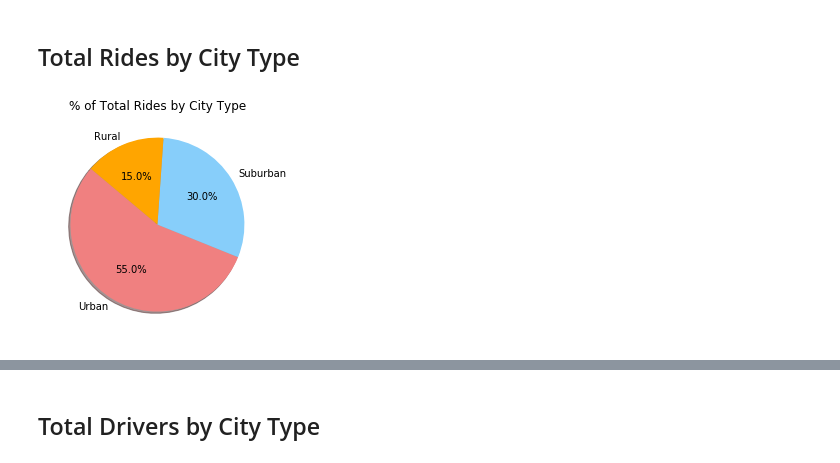
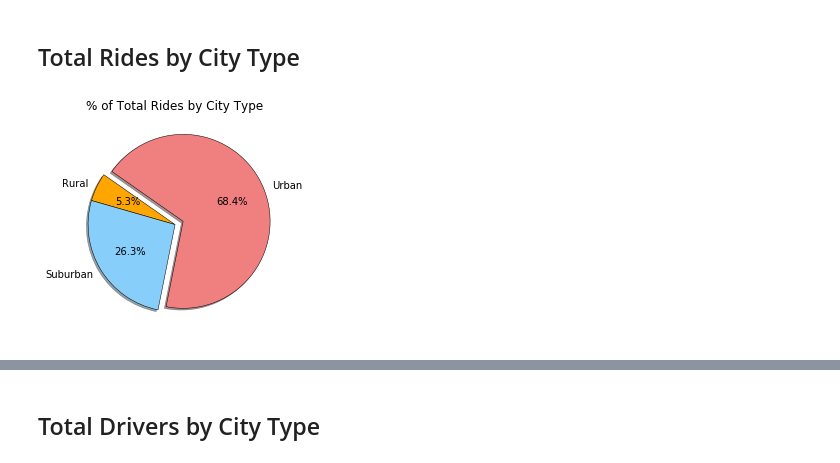
Before and after one commit to vabigdatamover/Barhorst_DataBootCamp_HW, a Jupyter notebook: Barhorst-Homework/Unit_5_Matplolib_Homework/Pyber/Barhorst_Matplotlib_v1.ipynb, the cells around one changed output, grey strips where cells are left out. Saved outputs shown, nothing was run; the diff lists cells and outputs as text; code cells hidden in the pictures.

```diff
--- a/Barhorst-Homework/Unit_5_Matplolib_Homework/Pyber/Barhorst_Matplotlib_v1.ipynb
+++ b/Barhorst-Homework/Unit_5_Matplolib_Homework/Pyber/Barhorst_Matplotlib_v1.ipynb
@@ -144,53 +121,29 @@ plt.show()
 # %% [markdown]
 ## Total Rides by City Type
 # %%
-# Build Pie Chart
-# Dependencies and Setup
-import matplotlib.pyplot as plt
-import pandas as pd
-import numpy as np
+ride_sum = by_type.count()['ride_id']
 
-# Save Figure
-# File to Load (Remember to change these)
-# File to Load (Remember to change these)
-city_data_to_load = "data/city_data.csv"
-ride_data_to_load = "data/ride_data.csv"
-# Read the City and Ride Data
-city_data = pd.read_csv(city_data_to_load)
-ride_data = pd.read_csv(ride_data_to_load)
-# Combine the data into a single dataset
-transportation_data_complete = pd.merge(city_data, ride_data, on=["city"])
-
-#total number of rides per city
-count_rides=city_group['ride_id'].count().reset_index()
-count_rides_by_type=count_rides.set_index('type')
-count_rides_urban=count_rides_by_type.loc["Urban"]
-count_rides_rural=count_rides_by_type.loc["Rural"]
-count_rides_suburban=count_rides_by_type.loc["Suburban"]
-
-count_rides_rural=len(count_rides_rural)
-count_rides_suburban=len(count_rides_suburban)
-count_rides_urban=len(count_rides_urban)
-
-sizes=(count_rides_urban, count_rides_suburban, count_rides_rural)
+labels = ride_sum.index
 
 # Tells matplotlib to seperate the "Python" section from the others
-#explode = (0.1, 0, 0, 0)
+explode = (0, 0, 0.1)
 
 # Labels for the sections of our pie chart
 labels = ["Urban", "Suburban", "Rural"]
 
 # The colors of each section of the pie chart
-colors = ["lightcoral", "lightskyblue", "orange"]
+#colors = ["lightcoral", "lightskyblue", "orange"]
+colors =["orange","lightskyblue","lightcoral"]
 
-plt.pie(sizes, labels=labels, colors=colors,
-        autopct="%1.1f%%", shadow=True, startangle=140)
+labels = ride_sum.index
+plt.pie(ride_sum, startangle = 145, explode = explode, colors = colors, labels = labels, autopct = "%1.1f%%", shadow = True, wedgeprops = {'linewidth': .5, 'edgecolor': 'black'})
+plt.title('% of Total Rides by City Type')
 
 plt.title("% of Total Rides by City Type")
 
 # Save Figure
 plt.savefig("data/TotalRideType.png")
 #Show
 plt.show()
 # %% [output]
-[figure, old version]
+[figure, new version]
```
Also changed, not shown: parts of 7 cells of this notebook, 4 other files.
